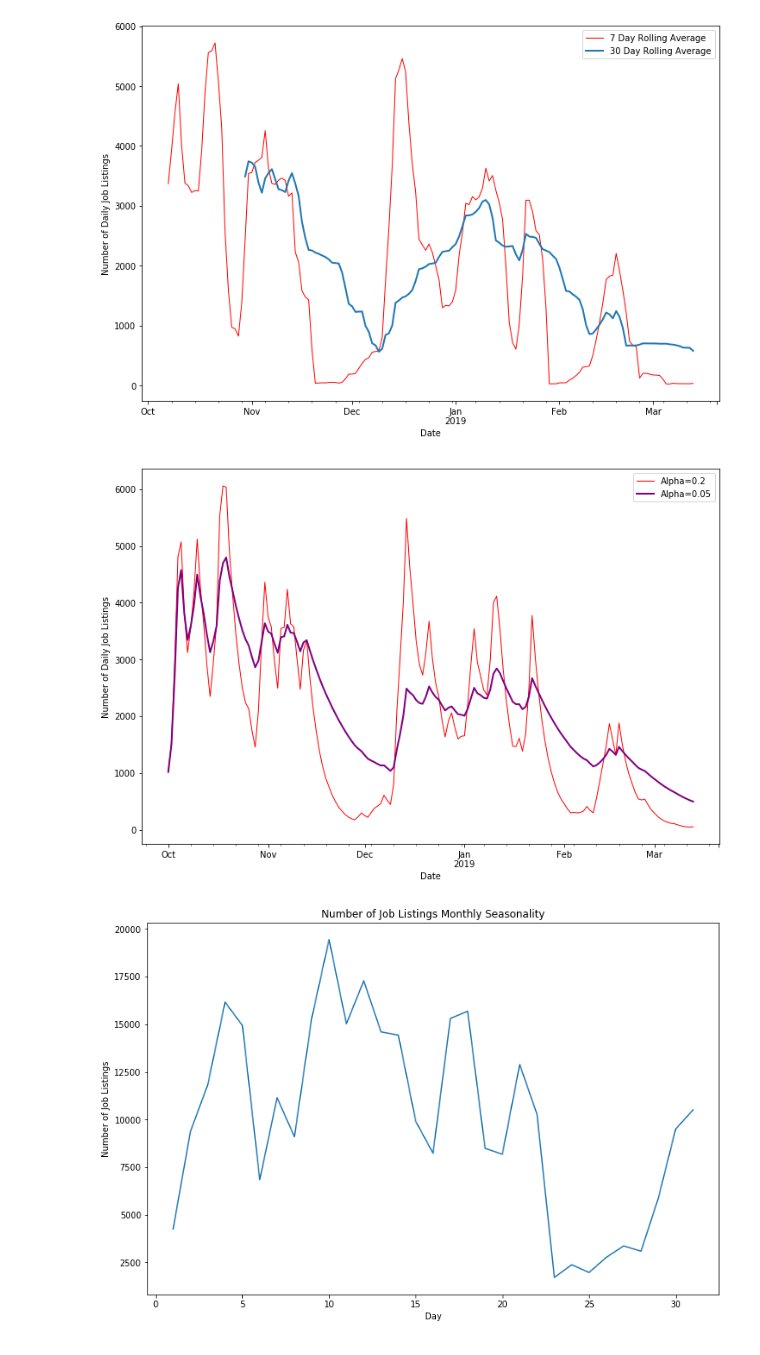
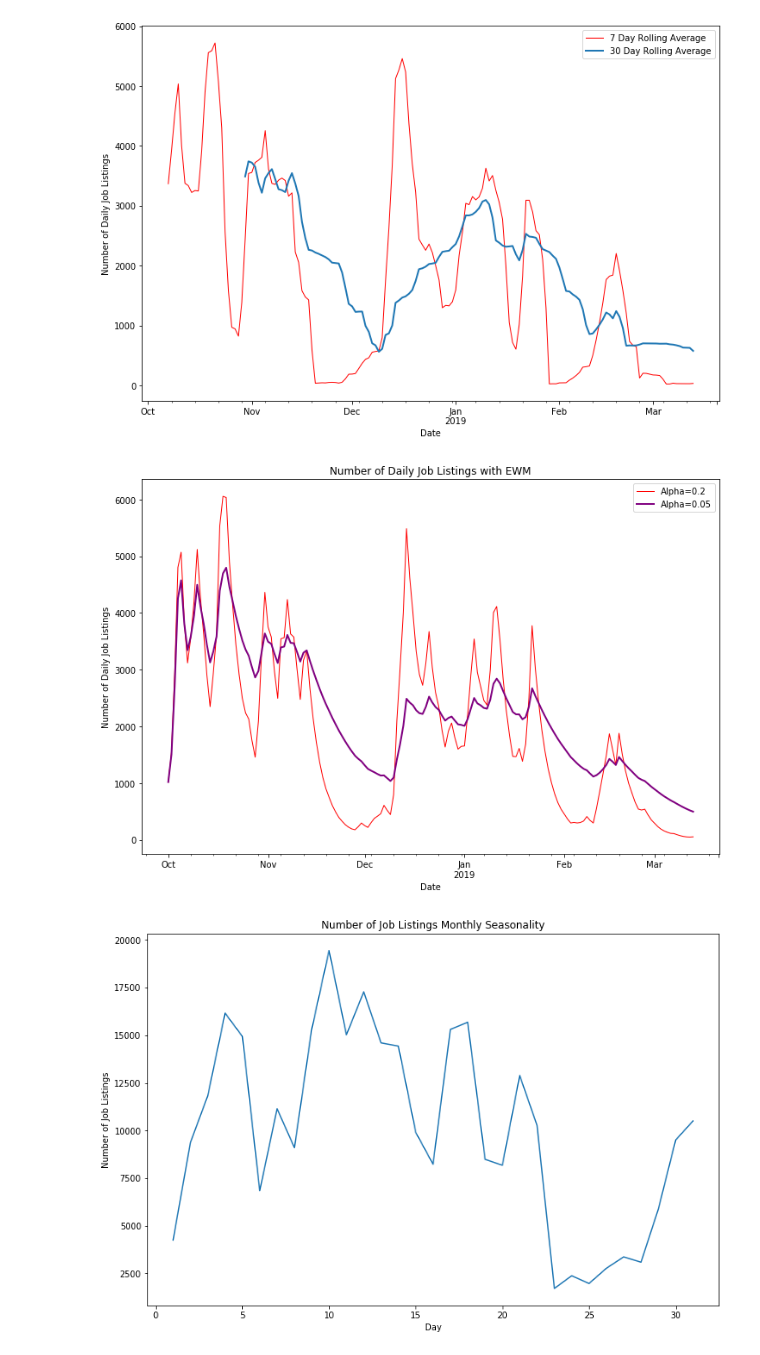
Before and after one commit to connorf25/Big-Data-Analysis, a Jupyter notebook: Assignment/Assignment.ipynb, the cells around one changed output. Drawn from its saved outputs; the diff is of its cells as text; code cells hidden in the pictures.

```diff
--- a/Assignment/Assignment.ipynb
+++ b/Assignment/Assignment.ipynb
@@ -248,18 +248,19 @@ plt.show()
 # %%
 plt.figure(figsize=(12,8))
 df_daily_avg = df['AverageSalary'].resample('D').count()
 df_weekly_avg = df_daily_avg.ewm(alpha=0.2).mean()
 df_monthly_avg = df_daily_avg.ewm(alpha=0.05).mean()
 
 # df_daily_avg.plot(linewidth=1)
 df_weekly_avg.plot(linewidth=1, c='red')
 df_monthly_avg.plot(linewidth=2, c='purple')
 plt.legend(['Alpha=0.2', 'Alpha=0.05'])
+plt.title("Number of Daily Job Listings with EWM")
 
 plt.ylabel("Number of Daily Job Listings")
 plt.show()
 # %% [output]
-[figure, old version]
+[figure, new version]
 # %%
 plt.figure(figsize=(12,8))
 df.groupby("Day")['AverageSalary'].count().plot()
```
Also changed, not shown: parts of 3 cells of this notebook, 5 other files.
